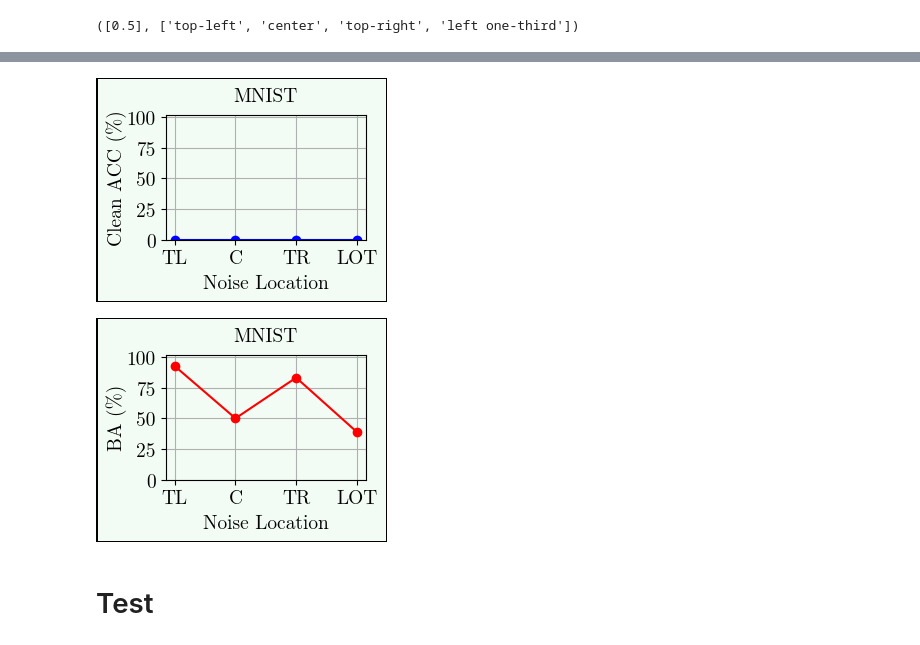
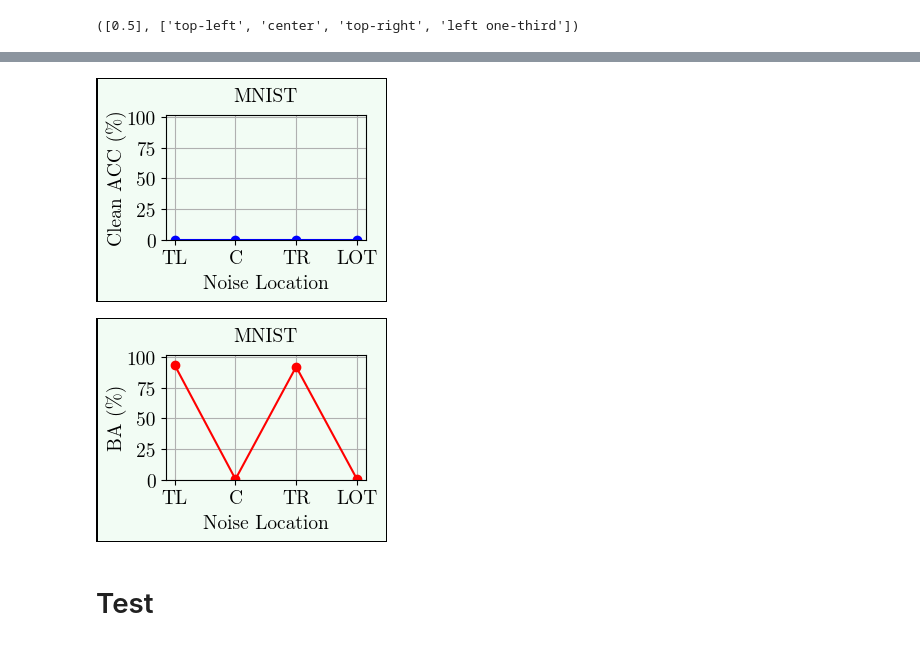
Before and after one commit to nishant-ingle/backdoors, a Jupyter notebook: noise-location-conv2d.ipynb, the cells around one changed output, grey strips where cells are left out. Cells and saved outputs as stored; diff of their text form; code cells hidden in the pictures.

Commit message:
Kaggle Notebook | noise location conv2d | Version 7

```diff
--- a/noise-location-conv2d.ipynb
+++ b/noise-location-conv2d.ipynb
@@ -584,9 +584,9 @@ import torch.nn.functional as F
 class SimpleCNN(nn.Module):
     def __init__(self):
         super(SimpleCNN, self).__init__()
-        self.conv1 = nn.Conv2d(1, 16, kernel_size=3, padding=1) # Reduced from 32
+        self.conv1 = nn.Conv2d(1, 16, kernel_size=3, padding=1, bias=False) # Reduced from 32
         self.bn1 = nn.BatchNorm2d(16)
-        self.conv2 = nn.Conv2d(16, 32, kernel_size=3, padding=1) # Reduced from 64
+        self.conv2 = nn.Conv2d(16, 32, kernel_size=3, padding=1, bias=False) # Reduced from 64
         self.bn2 = nn.BatchNorm2d(32)
         self.pool = nn.MaxPool2d(2, 2)
         self.dropout1 = nn.Dropout(0.25)
@@ -1020,10 +1043,12 @@ def plot_line_by_location(d, metric, ylabel, color):
     cis = []
 
     for loc in locations:
-        values = d[metric][loc][intensities[0]]  # Only intensity = 0.15
+        values = d[metric][loc][intensities[0]]  # Only intensity = 0.50
         mean, ci = mean_and_ci(values, confidence)
-        means.append(mean * 100 if mean < 1 else mean)
+        means.append(mean)
         cis.append(ci)
+
+    # print(means)
 
     x = np.arange(len(locations))
 
@@ -1031,34 +1056,34 @@ def plot_line_by_location(d, metric, ylabel, color):
     ax.set_facecolor(green)
     fig.patch.set_facecolor(green)
     fig.set_frameon(True)                 # usually True by default [web:19]
     fig.patch.set_edgecolor("black")      # figure patch edgecolor [web:25]
     fig.patch.set_linewidth(2)            # figure patch linewidth [web:25]
 
     plt.plot(x, means, color=color, marker='o', linestyle='-', label=ylabel)
     # plt.errorbar(x, means, yerr=cis, fmt='o', color=color, capsize=5)
     plt.xticks(x, (normalize_label(e) for e in locations), rotation=0, fontproperties=font_prop)
     plt.yticks(fontproperties=font_prop)
     # plt.xlabel('Locations', fontproperties=font12)
     plt.ylabel(ylabel, fontproperties=font_prop, labelpad=0)
     plt.xlabel(f'Noise Location', fontproperties=font_prop, labelpad=5)
     plt.title(f'MNIST', fontproperties=font_prop, pad=10)
     plt.grid(True)
 
     ax.set_yticks([0, 25, 50, 75, 100])
     plt.ylim([0, 102])
 
     plt.tight_layout()
     plt.savefig(f'noise location mnist train {metric}.pdf')
     plt.show()
 
 # Plot Clean Accuracy (blue line)
 plot_line_by_location(d, 'clean_acc', 'Clean ACC (%)', 'blue')
 
 # Plot Attack Success Rate (red line)
 plot_line_by_location(d, 'asr', 'BA (%)', 'red')
 # %% [output]
 [figure]
-[figure, old version]
+[figure, new version]
 # %% [markdown]
 # Test
 # %% [markdown]
```
Also changed, not shown: parts of 3 cells of this notebook.
